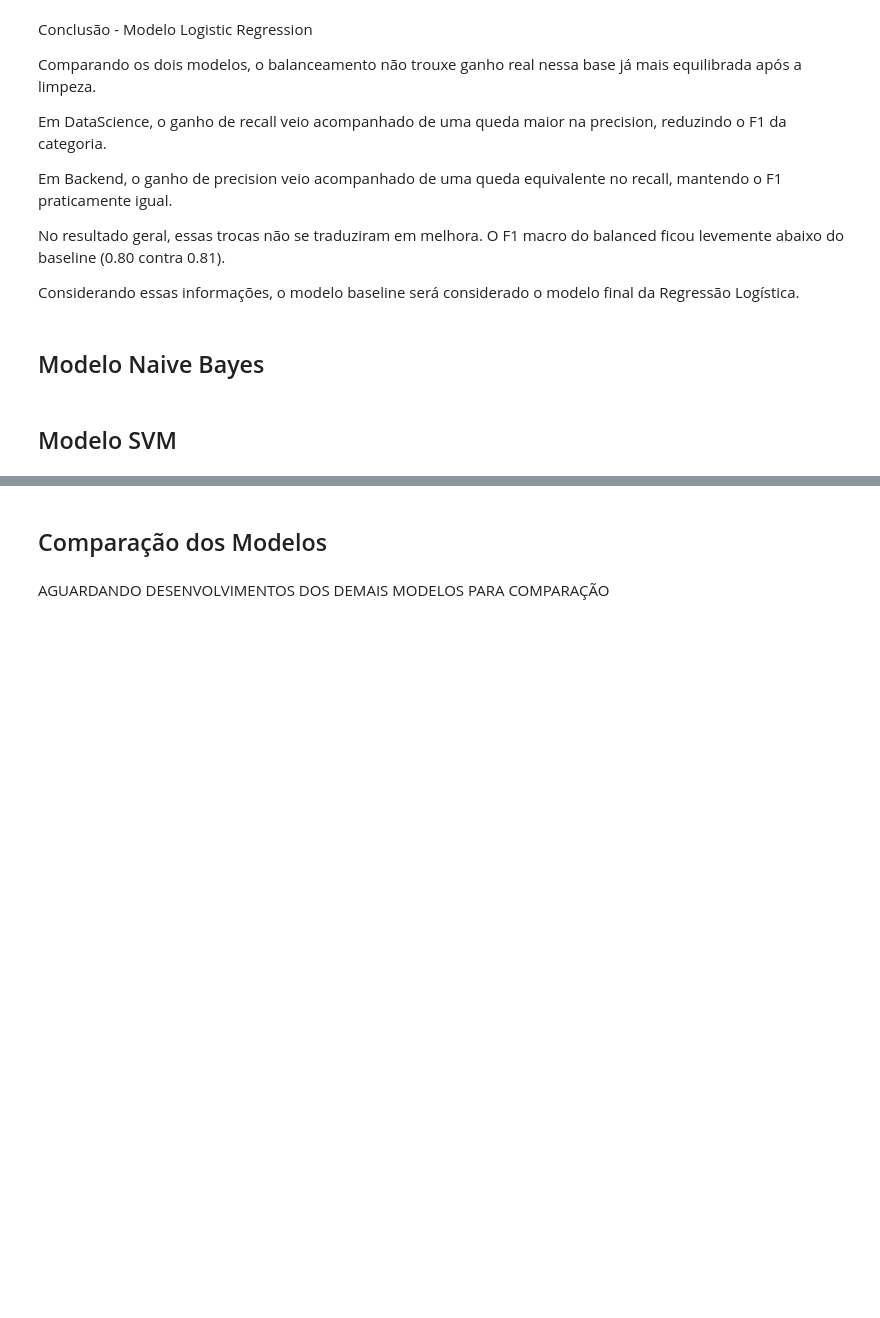
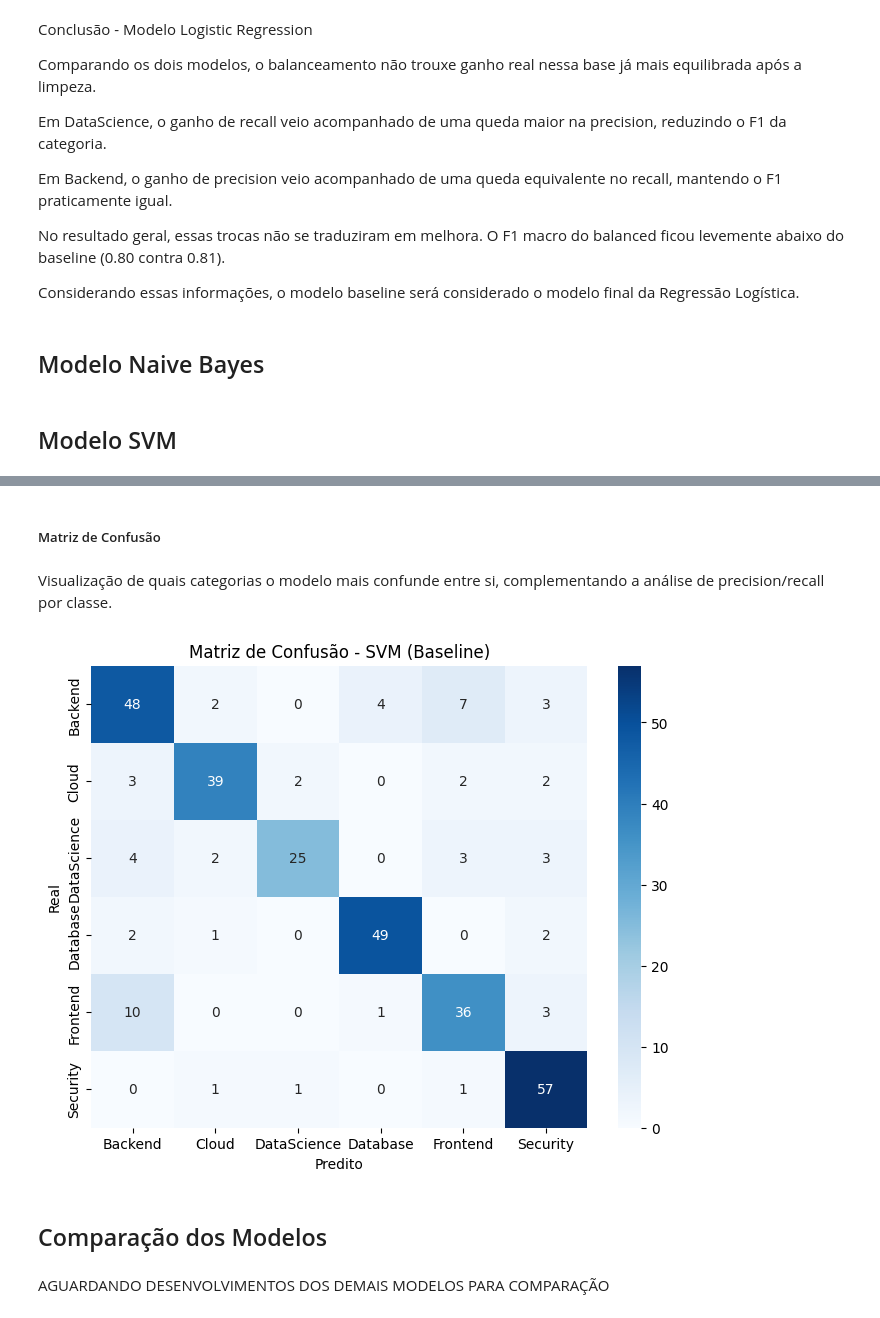
Before and after one commit to No-Country-simulation/g9-br-techmind-team10, a Jupyter notebook: datascience/notebooks/modelo_SVM.ipynb, the cells around one changed output, grey strips where cells are left out. Drawn from its saved outputs; the diff is of its cells as text; code cells hidden in the pictures; blank space fills up the shorter version.

Commit message:
Visualizaçao matriz confusão SVM (baseline)

```diff
--- a/datascience/notebooks/modelo_SVM.ipynb
+++ b/datascience/notebooks/modelo_SVM.ipynb
@@ -367,2 +374,6 @@ Considerando essas informações, o modelo baseline será considerado o modelo f
 # %%
-# AGUARANDO
+# 1. Instanciar o modelo SVM
+modelo_svm = SVC(
+    kernel='linear',
+    random_state=42
+)
@@ -368,0 +398,6 @@ Considerando essas informações, o modelo baseline será considerado o modelo f
+# %%
+# Treino do modelo Logistic Regression
+modelo_svm.fit(
+    X_train_tfidf,
+    y_train
+)
@@ -369,3 +439,19 @@ Considerando essas informações, o modelo baseline será considerado o modelo f
+# %% [markdown]
+##### Matriz de Confusão
+# %% [markdown]
+Visualização de quais categorias o modelo mais confunde entre si, complementando a análise de precision/recall por classe.
+# %%
+cm = confusion_matrix(y_test, y_pred_lr, labels=modelo_svm.classes_)
+
+plt.figure(figsize=(8, 6))
+sns.heatmap(cm, annot=True, fmt='d', cmap='Blues',
+            xticklabels=modelo_svm.classes_, yticklabels=modelo_svm.classes_)
+plt.xlabel('Predito')
+plt.ylabel('Real')
+plt.title('Matriz de Confusão - SVM (Baseline)')
+plt.show()
+# %% [output]
+[figure, added]
 # %% [markdown]
 ## Comparação dos Modelos
 # %% [markdown]
```
Also changed, not shown: parts of 26 cells of this notebook.
